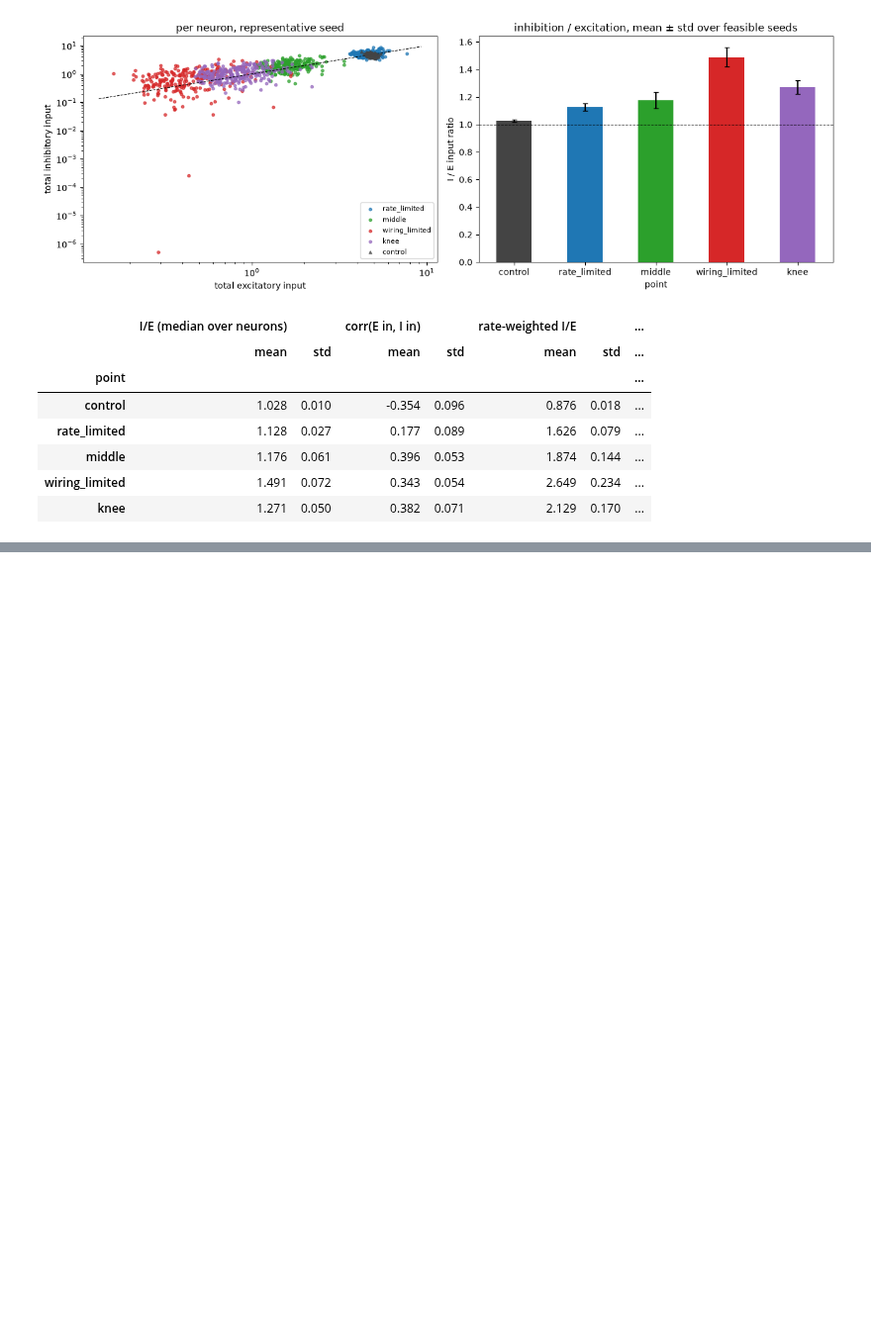
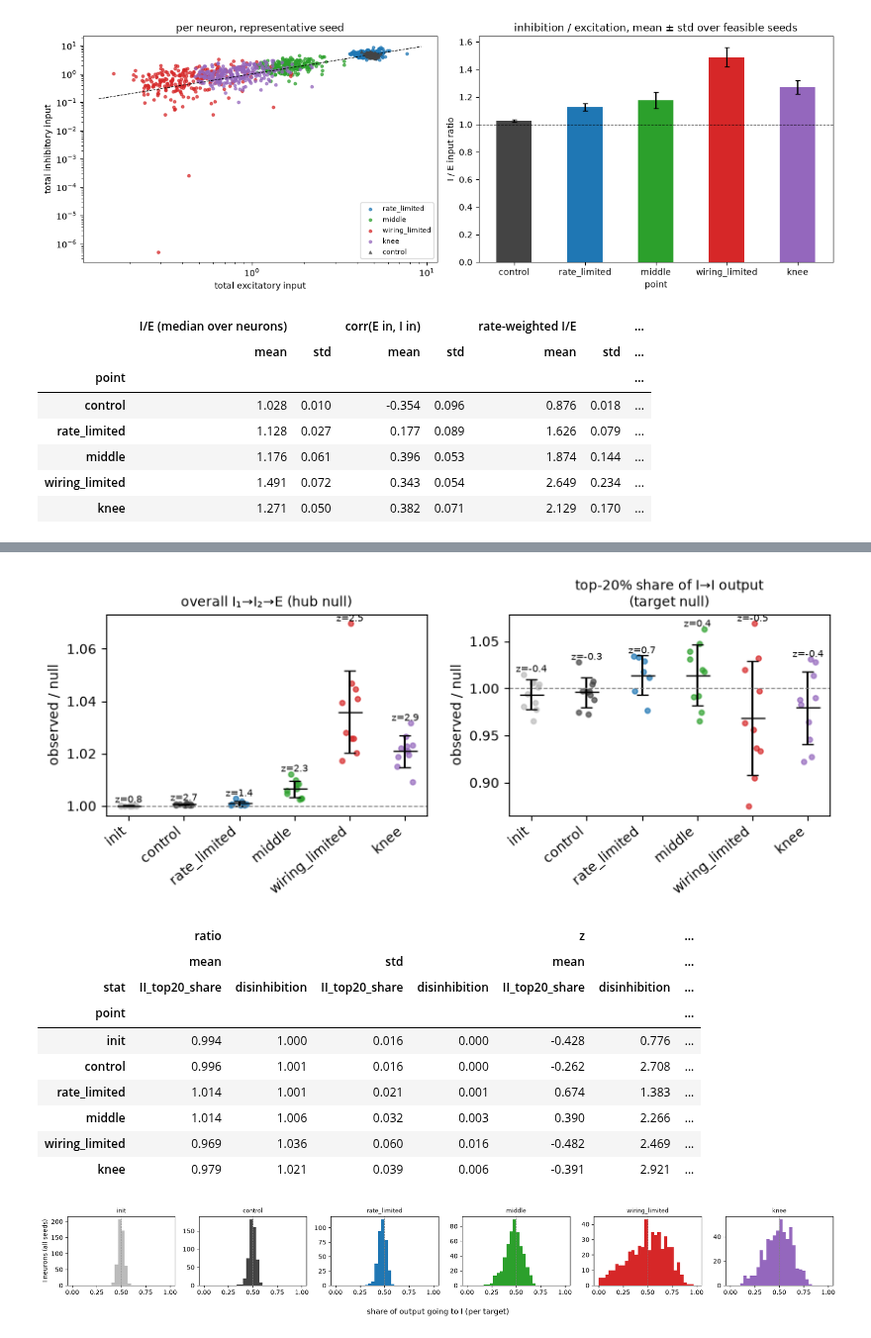
Before and after one commit to AtharvSuryawanshi/canonical_mc, a Jupyter notebook: notebooks/moo_zoom_analysis.ipynb, the cells around one changed output, grey strips where cells are left out. Shown at 99% size. Drawn from its saved outputs; the diff is of its cells as text; code cells hidden in the pictures; blank space fills up the shorter version.

```diff
--- a/notebooks/moo_zoom_analysis.ipynb
+++ b/notebooks/moo_zoom_analysis.ipynb
@@ -589,0 +714,24 @@ modular networks in RNNs (Achterberg et al. 2023), so wiring_limited and knee ar
+# %%
+plot_ratio(mot, ["disinhibition", "II_top20_share"],
+           ["overall I₁→I₂→E (hub null)", "top-20% share of I→I output\n(target null)"])
+display(table(mot, ["disinhibition", "II_top20_share"]).round(3))
+
+fig, axes = plt.subplots(1, len(PTS), figsize=(3 * len(PTS), 2.6), sharex=True)
+for ax, p in zip(axes, PTS):
+    ax.hist(iprof[iprof.point == p].frac_to_I, bins=30, range=(0, 1), color=COLORS[p])
+    ax.axvline(0.5, color="grey", ls="--", lw=0.8); ax.set_title(p, fontsize=9)
+axes[0].set_ylabel("I neurons (all seeds)")
+fig.supxlabel("share of output going to I (per target)"); plt.tight_layout(); plt.show()
+# %% [output]
+[figure, added]
+|  | ratio |  |  |  | z |  | ... |
+|  | mean |  | std |  | mean |  | ... |
+| stat | II_top20_share | disinhibition | II_top20_share | disinhibition | II_top20_share | disinhibition | ... |
+| point |  |  |  |  |  |  | ... |
+| init | 0.994 | 1.000 | 0.016 | 0.000 | -0.428 | 0.776 | ... |
+| control | 0.996 | 1.001 | 0.016 | 0.000 | -0.262 | 2.708 | ... |
+| rate_limited | 1.014 | 1.001 | 0.021 | 0.001 | 0.674 | 1.383 | ... |
+| middle | 1.014 | 1.006 | 0.032 | 0.003 | 0.390 | 2.266 | ... |
+| wiring_limited | 0.969 | 1.036 | 0.060 | 0.016 | -0.482 | 2.469 | ... |
+| knee | 0.979 | 1.021 | 0.039 | 0.006 | -0.391 | 2.921 | ... |
+[figure, added]
```
Also changed, not shown: parts of 15 cells of this notebook, 4 other files.
